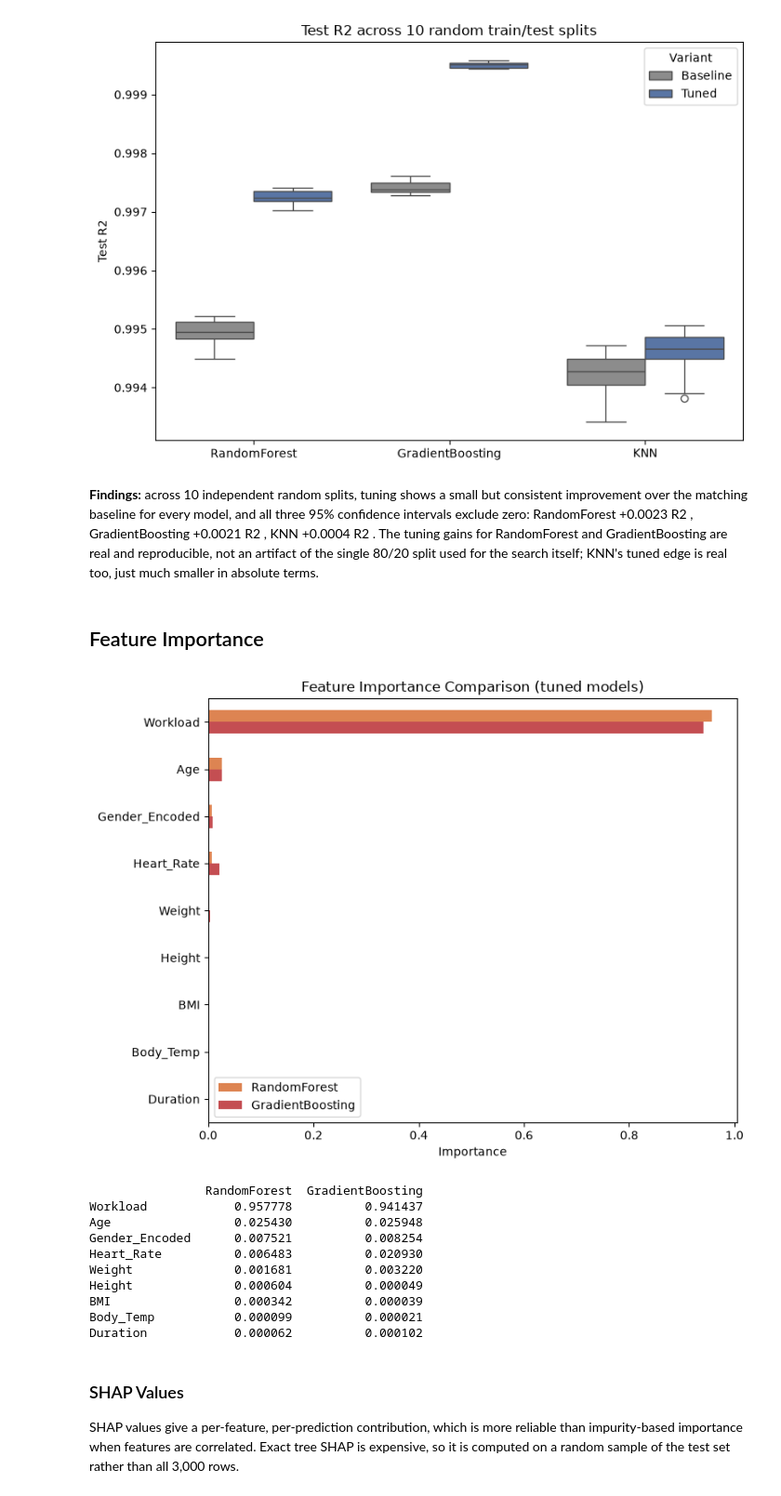
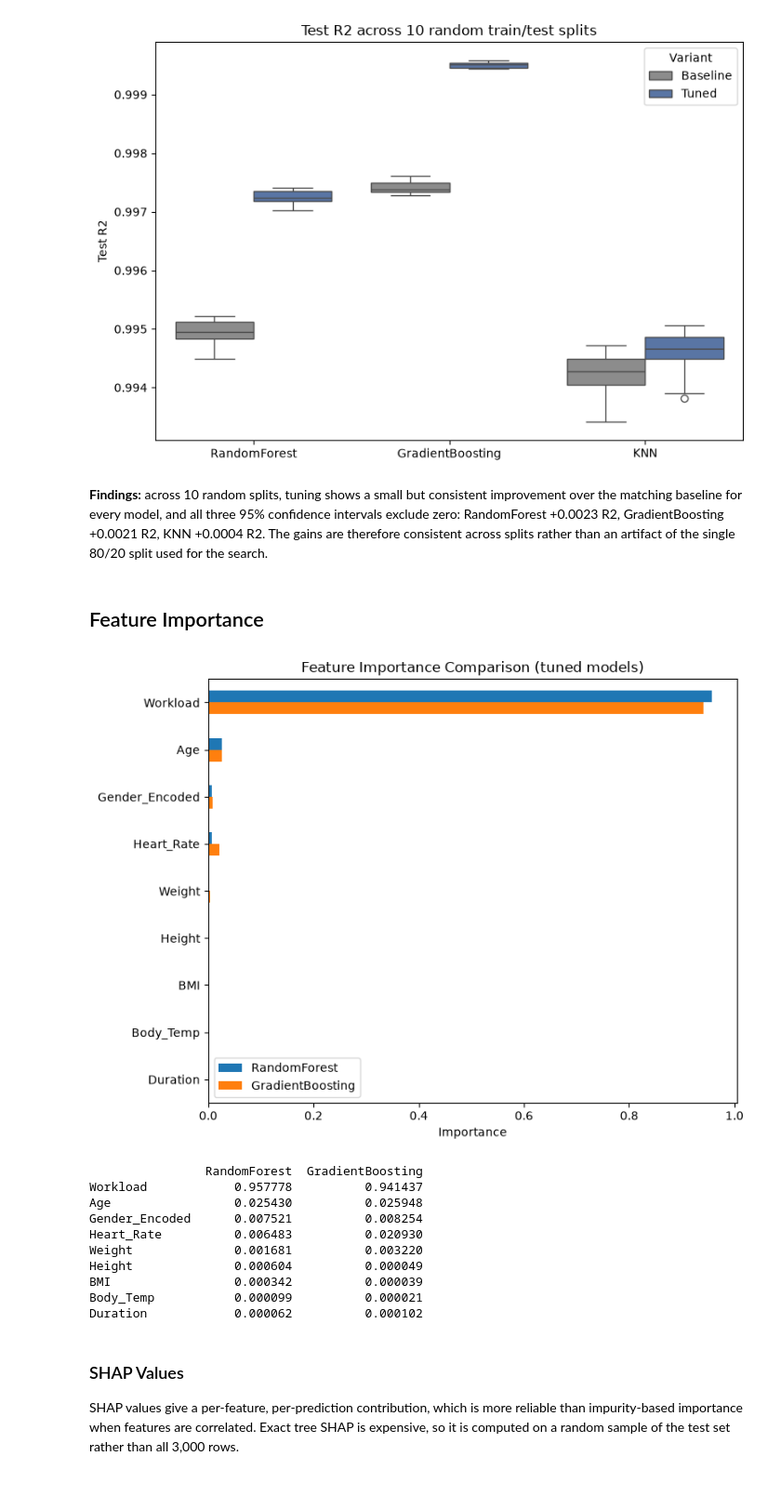
Before and after one commit to DSZHIG/Calories-Burnt-Prediction-ML, a Jupyter notebook: calories_burnt_prediction.ipynb, the cells around one changed output. Shown at 93% size. Saved outputs shown, nothing was run; the diff lists cells and outputs as text; code cells hidden in the pictures.

```diff
--- a/calories_burnt_prediction.ipynb
+++ b/calories_burnt_prediction.ipynb
@@ -162,9 +160,9 @@ print("5. Zero values across numeric columns\n")
 zero_found = False
 for col in raw_numeric_cols:
     n_zero = (df[col] == 0).sum()
-    if n_zero:
+    if n_zero > 0:
         zero_found = True
-        print(f"{col}: {n_zero} zeros ({n_zero / len(df):.1%})")
+        print(f"{col}: {n_zero} zeros")
 if not zero_found:
     print("No zero values in any numeric column.")
 # %% [output]
@@ -309,10 +313,7 @@ numeric_features = X_train.select_dtypes(include=[np.number]).columns.tolist()
 
 preprocessor = ColumnTransformer(
     transformers=[
-        ("num", Pipeline([
-            ("imputer", SimpleImputer(strategy="median")),
-            ("scaler", StandardScaler()),
-        ]), numeric_features),
+        ("num", StandardScaler(), numeric_features),
     ]
 )
 
@@ -323,8 +324,6 @@ cv = KFold(n_splits=5, shuffle=True, random_state=RANDOM_STATE)
 
 print(f"X_train_processed shape: {X_train_processed.shape}")
 print(f"X_test_processed shape: {X_test_processed.shape}")
-print(f"Missing values remaining train: {np.isnan(X_train_processed).sum()}")
-print(f"Missing values remaining test: {np.isnan(X_test_processed).sum()}")
 # %% [output]
 X_train_processed shape: (12000, 9)
 X_test_processed shape: (3000, 9)
@@ -808,25 +809,25 @@ plt.show()
 # %% [output]
 [figure]
 # %% [markdown]
-**Findings:** across 10 independent random splits, tuning shows a small but consistent improvement over the matching baseline for every model, and all three 95% confidence intervals exclude zero: RandomForest +0.0023 R2 , GradientBoosting +0.0021 R2 , KNN +0.0004 R2 . The tuning gains for RandomForest and GradientBoosting are real and reproducible, not an artifact of the single 80/20 split used for the search itself; KNN's tuned edge is real too, just much smaller in absolute terms.
+**Findings:** across 10 random splits, tuning shows a small but consistent improvement over the matching baseline for every model, and all three 95% confidence intervals exclude zero: RandomForest +0.0023 R2, GradientBoosting +0.0021 R2, KNN +0.0004 R2. The gains are therefore consistent across splits rather than an artifact of the single 80/20 split used for the search.
 # %% [markdown]
 ## Feature Importance
 # %%
 importance_df = pd.DataFrame({
     "RandomForest": tuned_models["RandomForest_tuned"].feature_importances_,
     "GradientBoosting": tuned_models["GradientBoosting_tuned"].feature_importances_,
 }, index=numeric_features).sort_values(by="RandomForest", ascending=False)
 
-importance_df.plot(kind="barh", figsize=(8, 6), color=["#DD8452", "#C44E52"])
+importance_df.plot(kind="barh", figsize=(8, 6))
 plt.title("Feature Importance Comparison (tuned models)")
 plt.xlabel("Importance")
 plt.gca().invert_yaxis()
 plt.tight_layout()
 plt.show()
 
 print(importance_df)
 # %% [output]
-[figure, old version]
+[figure, new version]
                 RandomForest  GradientBoosting
 Workload            0.957778          0.941437
 Age                 0.025430          0.025948
```
Also changed, not shown: parts of 22 cells of this notebook.
